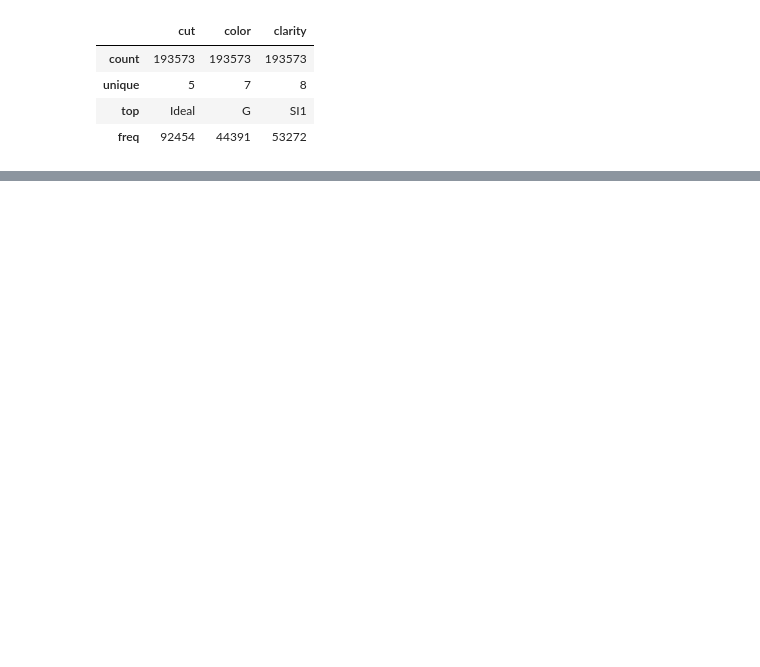
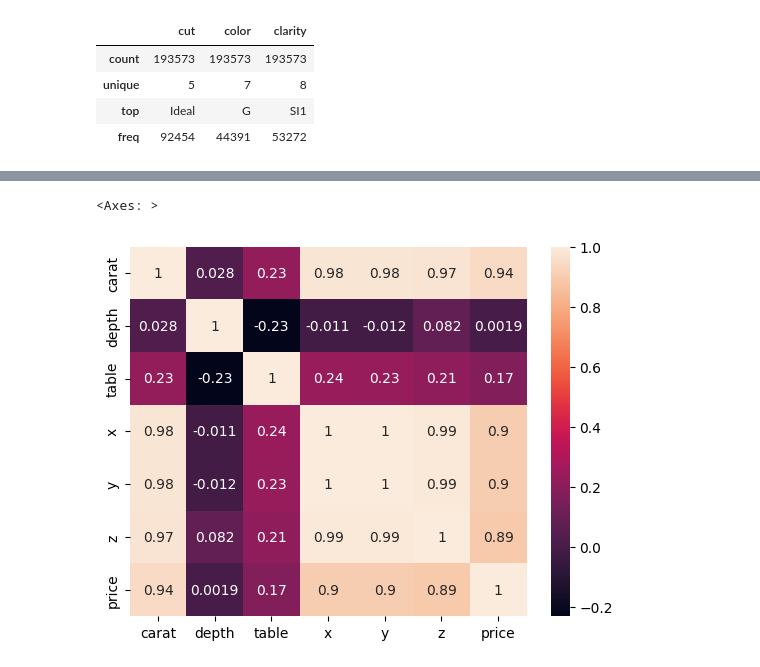
Before and after one commit to Krishnarjjun/fsds, a Jupyter notebook: notebooks/research.ipynb, the cells around one changed output, grey strips where cells are left out. Cells and saved outputs as stored; diff of their text form; code cells hidden in the pictures; blank space fills up the shorter version.

```diff
--- a/notebooks/research.ipynb
+++ b/notebooks/research.ipynb
@@ -133,0 +162,5 @@ Name: clarity, dtype: int64
+# %%
+sns.heatmap(df[numeric_columns].corr(), annot=True)
+# %% [output]
+<Axes: >
+[figure, added]
```
Also changed, not shown: parts of 10 cells of this notebook, 3 other files.
